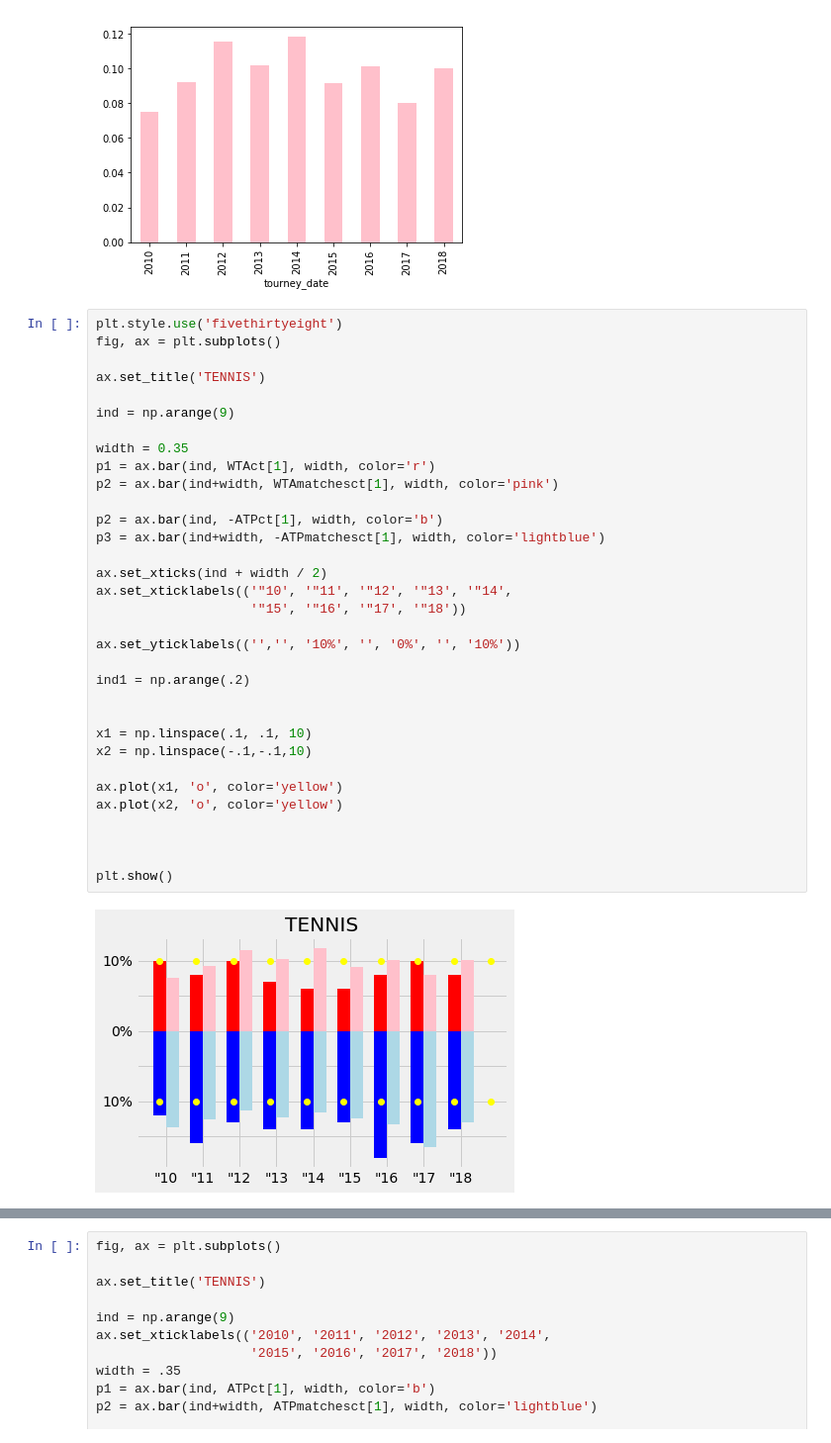
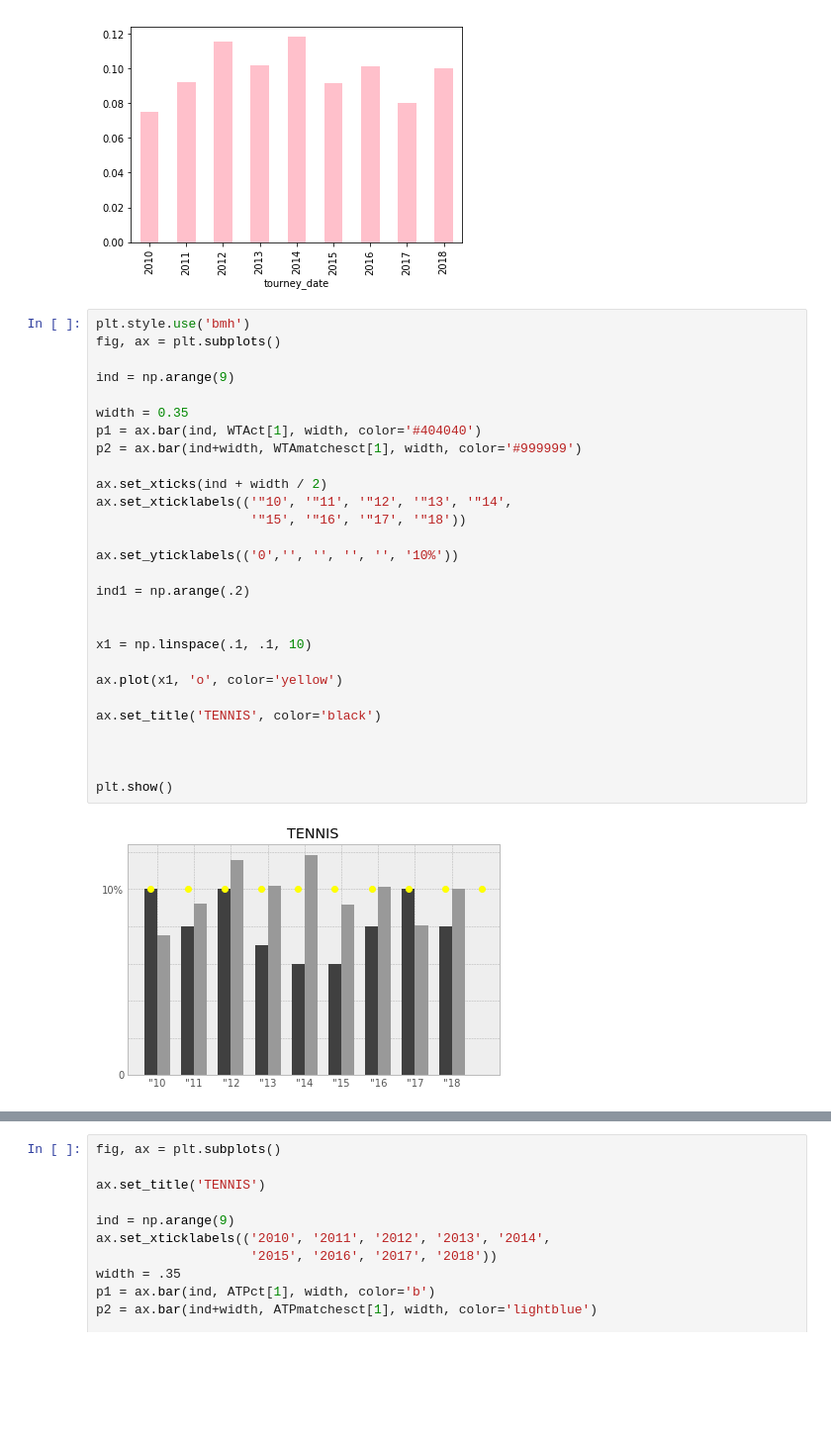
Before and after one commit to LambdaSchool/DS-Unit-1-Sprint-5-Data-Storytelling-Blog-Post, a Jupyter notebook: Project1.ipynb, the cells around one changed output, grey strips where cells are left out. Shown at 99% size. Saved outputs shown, nothing was run; the diff lists cells and outputs as text; blank space fills up the shorter version.

Commit message:
further exploration - finalizing visualization

```diff
--- a/Project1.ipynb
+++ b/Project1.ipynb
@@ -361,37 +361,32 @@ WTAmatchesct[1].plot.bar(color='pink')
 <matplotlib.axes._subplots.AxesSubplot at 0x...>
 [figure]
 # %%
-plt.style.use('fivethirtyeight')
+plt.style.use('bmh')
 fig, ax = plt.subplots()
-
-ax.set_title('TENNIS')
 
 ind = np.arange(9)
 
 width = 0.35
-p1 = ax.bar(ind, WTAct[1], width, color='r')
-p2 = ax.bar(ind+width, WTAmatchesct[1], width, color='pink')
-
-p2 = ax.bar(ind, -ATPct[1], width, color='b')
-p3 = ax.bar(ind+width, -ATPmatchesct[1], width, color='lightblue')
+p1 = ax.bar(ind, WTAct[1], width, color='#404040')
+p2 = ax.bar(ind+width, WTAmatchesct[1], width, color='#999999')
 
 ax.set_xticks(ind + width / 2)
 ax.set_xticklabels(('"10', '"11', '"12', '"13', '"14',
                     '"15', '"16', '"17', '"18'))
 
-ax.set_yticklabels(('','', '10%', '', '0%', '', '10%'))
+ax.set_yticklabels(('0','', '', '', '', '10%'))
 
 ind1 = np.arange(.2)
 
 
 x1 = np.linspace(.1, .1, 10)
-x2 = np.linspace(-.1,-.1,10)
 
 ax.plot(x1, 'o', color='yellow')
-ax.plot(x2, 'o', color='yellow')
+
+ax.set_title('TENNIS', color='black')
 
 
 
 plt.show()
 # %% [output]
-[figure, old version]
+[figure, new version]
```
Also changed, not shown: parts of 1 cell of this notebook.
